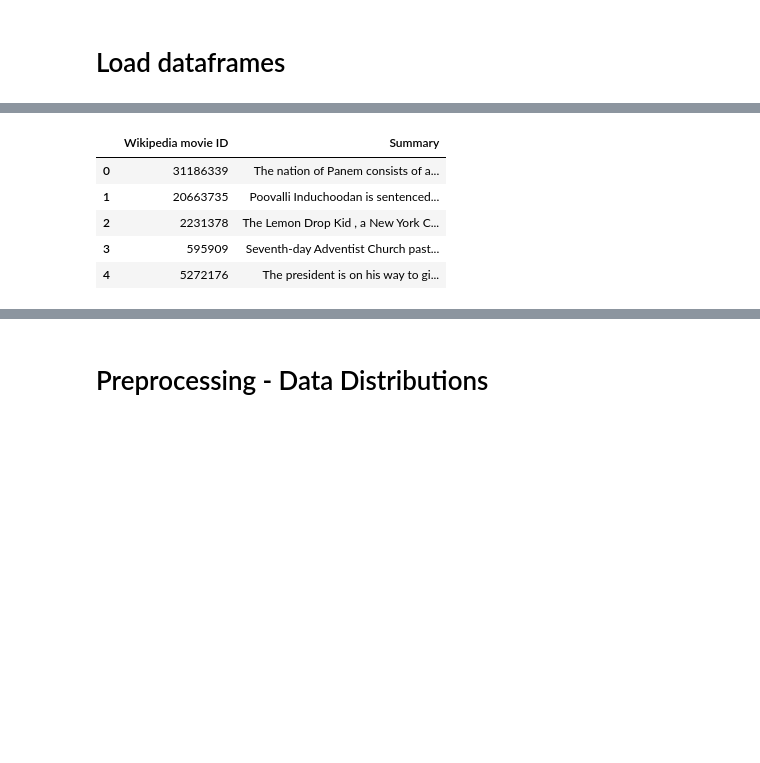
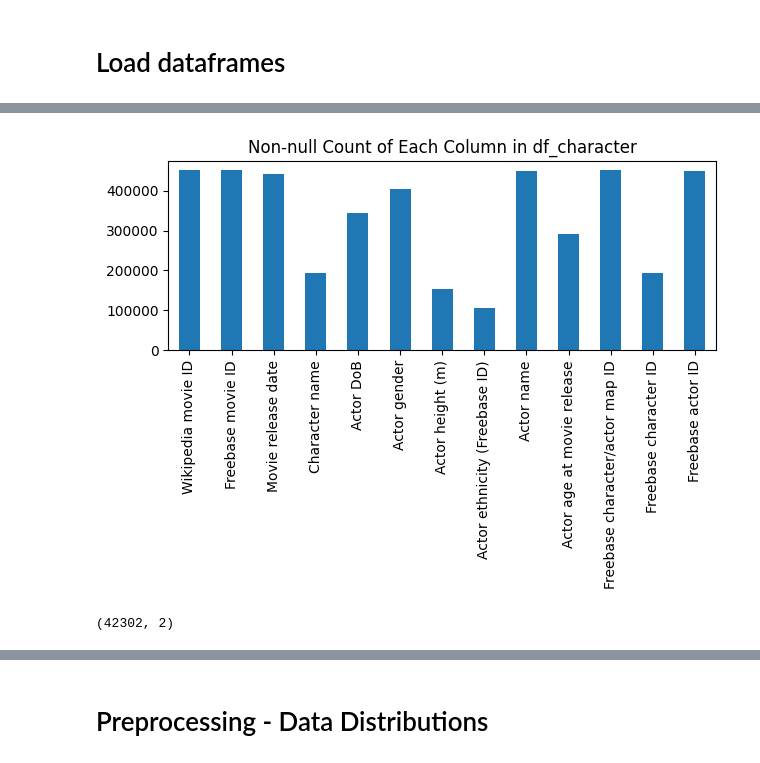
Before and after one commit to epfl-ada/ada-2024-project-databand, a Jupyter notebook: data_overview.ipynb, the cells around one changed output, grey strips where cells are left out. Cells and saved outputs as stored; diff of their text form; code cells hidden in the pictures; blank space fills up the shorter version.

Commit message:
Start of data discovery
word cloud, movies per year and some basic cleaning

```diff
--- a/data_overview.ipynb
+++ b/data_overview.ipynb
@@ -35,13 +63,20 @@ df_characters.head()
+# %%
+# plt.figure(figsize=(12, 6))
+df_characters.count().plot(kind='bar')
+plt.title('Non-null Count of Each Column in df_character')
+plt.xticks(rotation=90)
+plt.tight_layout()
+
+# Show the plot
+plt.show()
+# %% [output]
+[figure, added]
 # %%
 df_plots = pd.read_csv('data/processed/plot_summaries.csv')
 df_plots.head()
+df_plots.shape
 # %% [output]
-|  | Wikipedia movie ID | Summary |
-| 0 | 31186339 | The nation of Panem consists of a... |
-| 1 | 20663735 | Poovalli Induchoodan is sentenced... |
-| 2 | 2231378 | The Lemon Drop Kid , a New York C... |
-| 3 | 595909 | Seventh-day Adventist Church past... |
-| 4 | 5272176 | The president is on his way to gi... |
+(42302, 2)
 # %%
 # merge movie metadata and plots
 df_movies_summaries = pd.merge(df_movies, df_plots, on='Wikipedia movie ID')
```
Also changed, not shown: parts of 16 cells of this notebook, 1 other file.
